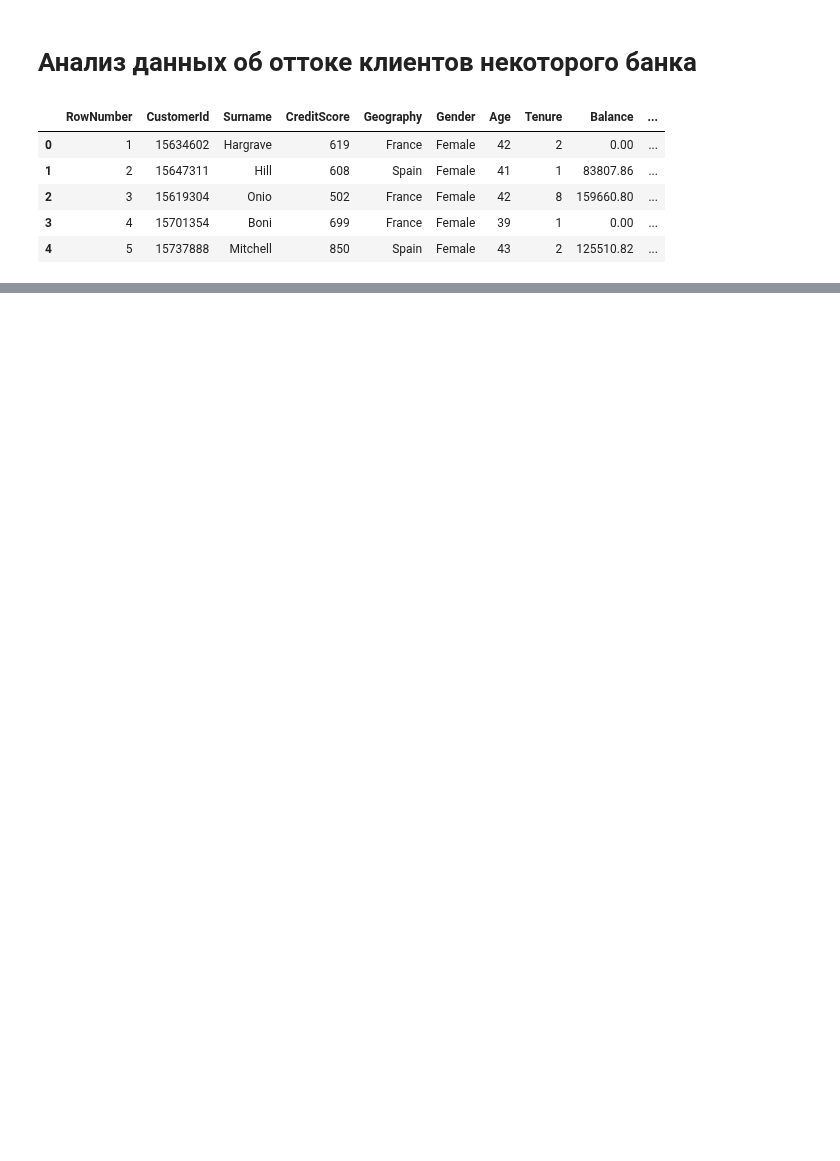
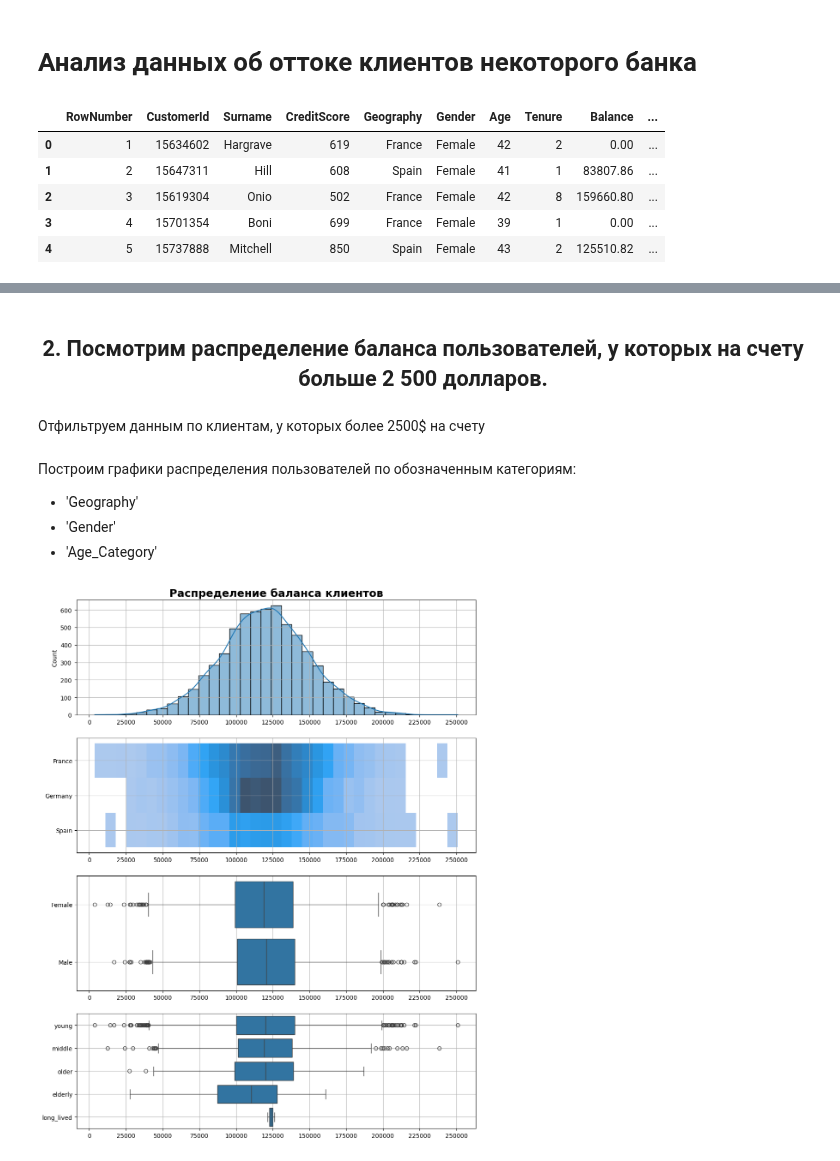
Before and after one commit to MaxiproDP/DS_Modules, a Jupyter notebook: Module 13/HW_01 (Bank analysys).ipynb, the cells around one changed output, grey strips where cells are left out. Drawn from its saved outputs; the diff is of its cells as text; code cells hidden in the pictures; blank space fills up the shorter version.

```diff
--- a/Module 13/HW_01 (Bank analysys).ipynb
+++ b/Module 13/HW_01 (Bank analysys).ipynb
@@ -100,0 +75,3 @@ churn_data.shape
+# %%
+#Применим apply функцию категорирования
+churn_df['Age_Category'] = churn_df['Age'].apply(age_to_category)
@@ -100,0 +80,2 @@ churn_data.shape
+# %%
+churn_df['ExitedStatus'] = churn_df['Exited'].apply(lambda x: 'loyal' if x== 0 else 'left').astype('category')
@@ -100,0 +84,2 @@ churn_data.shape
+# %%
+churn_df['ActiveMemberStatus'] = churn_df['IsActiveMember'].apply(lambda x: 'Active' if x==1 else 'Non_active').astype('category')
@@ -100,0 +222,73 @@ churn_data.shape
+# %% [markdown]
+## <center> 2. Посмотрим распределение баланса пользователей, у которых на счету больше 2 500 долларов.
+# %% [markdown]
+Отфильтруем данным по клиентам, у которых более 2500$ на счету
+# %%
+croped_churn = churn_df[churn_df['Balance']>2500]
+# %% [markdown]
+Построим графики распределения пользователей по обозначенным категориям:
+- 'Geography'
+- 'Gender'
+- 'Age_Category'
+# %%
+fig, axes = plt.subplots(nrows=4, ncols=1, figsize=(12,16), sharex= False)
+sns.histplot(
+    data = croped_churn,
+    x = "Balance",
+    bins = 35,
+    ax = axes[0],
+    kde= True,
+)
+axes[0].grid()
+axes[0].tick_params(axis='y', pad=5)
+axes[0].xaxis.set_major_locator(MultipleLocator(25000))
+axes[0].set_xlabel(None)
+
+
+sns.histplot(
+    data = croped_churn,
+    x = "Balance",
+    y= 'Geography',
+    bins = 35,
+    ax = axes[1],
+    #color='blue'
+)
+axes[1].grid()
+axes[1].set_ylabel(None)
+axes[1].xaxis.set_major_locator(MultipleLocator(25000))
+axes[1].set_xlabel(None)
+
+
+sns.boxplot(
+    data = croped_churn,
+    x = "Balance",
+    y= 'Gender',
+    #bins = 30,
+    ax = axes[2],
+    #color='blue'
+)
+axes[2].grid()
+axes[2].set_ylabel(None)
+axes[2].xaxis.set_major_locator(MultipleLocator(25000))
+axes[2].set_xlabel(None)
+
+
+
+sns.boxplot(
+    data = croped_churn,
+    x = "Balance",
+    y= 'Age_Category',
+    #hue= 'Age_Category',
+    ax = axes[3],
+    #palette='dark'
+)
+axes[3].grid()
+axes[3].set_ylabel(None)
+axes[3].xaxis.set_major_locator(MultipleLocator(25000))
+axes[3].set_xlabel(None)
+
+axes[0].set_title('Распределение баланса клиентов',fontsize=18, fontweight='bold');
+
+#fig.suptitle('Распределение баланса клиентов',fontsize=18, fontweight='bold');
+# %% [output]
+[figure, added]
```
Also changed, not shown: parts of 65 cells of this notebook, 3 other files.
